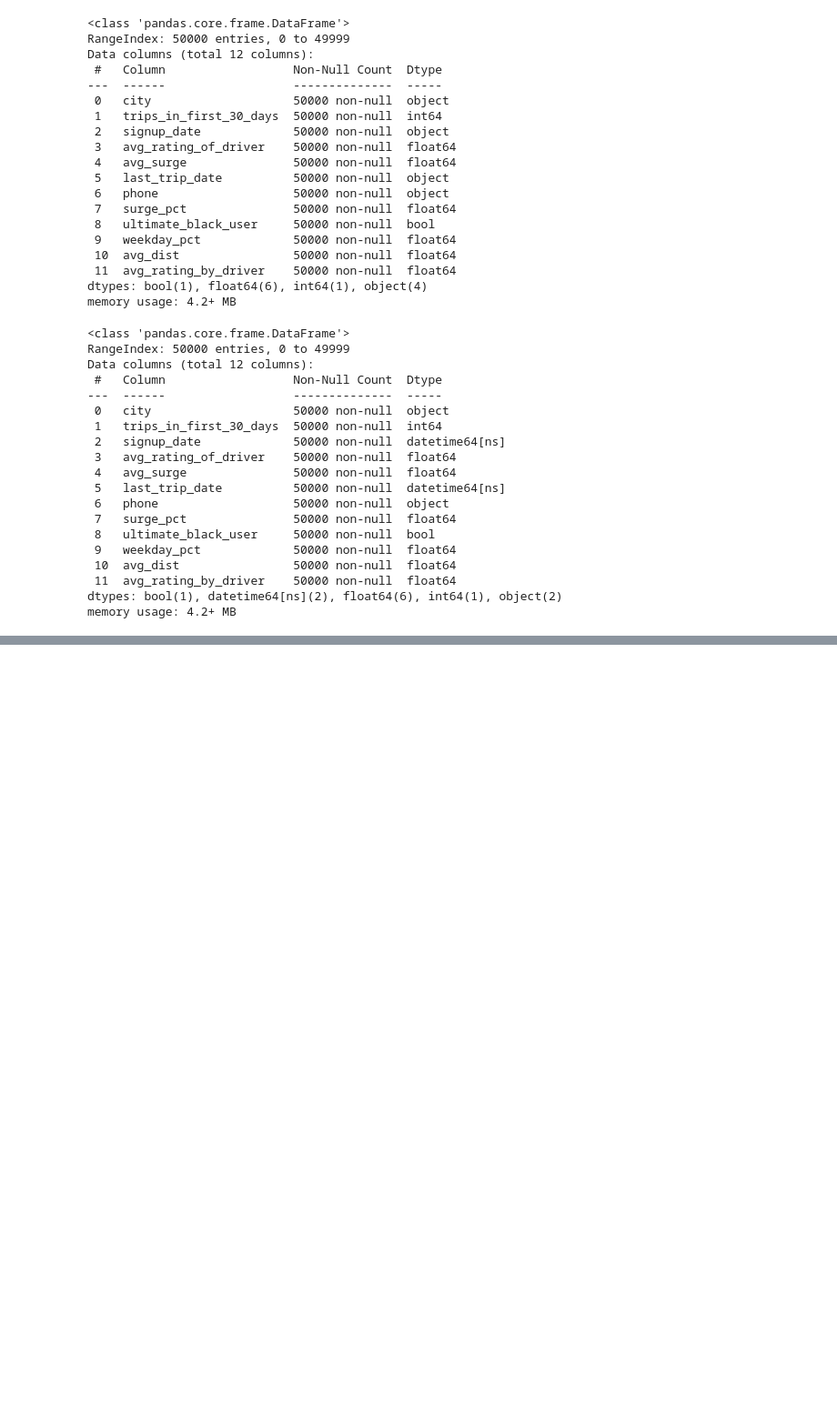
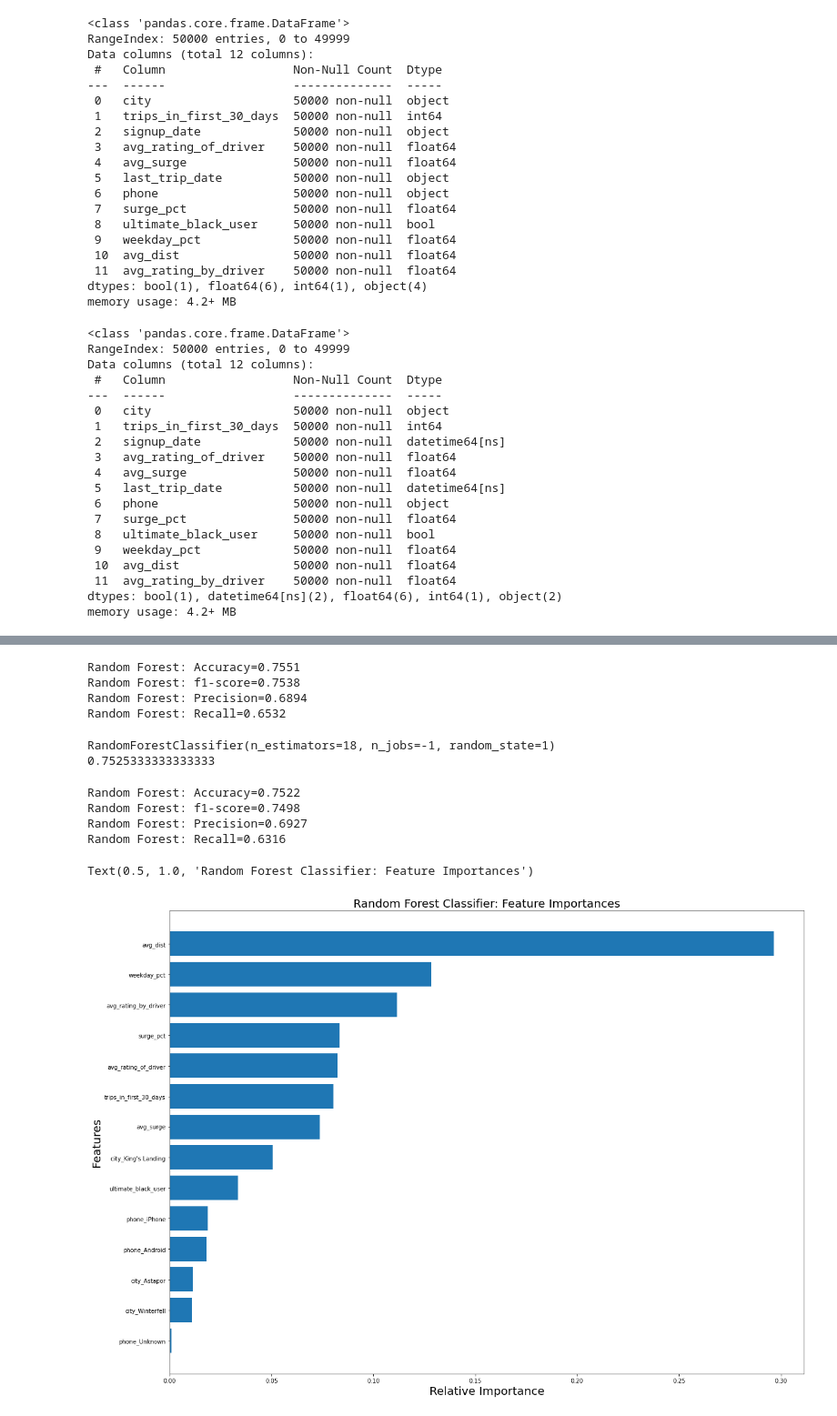
Before and after one commit to Zaxela/Springboard, a Jupyter notebook: 26.2/ultimate_challenge.ipynb, the cells around one changed output, grey strips where cells are left out. Shown at 91% size. Saved outputs shown, nothing was run; the diff lists cells and outputs as text; code cells hidden in the pictures; blank space fills up the shorter version.

```diff
--- a/26.2/ultimate_challenge.ipynb
+++ b/26.2/ultimate_challenge.ipynb
@@ -210,0 +313,4 @@ memory usage: 4.2+ MB
+# %%
+#Perform one-hot encoding
+udf2 = pd.get_dummies(udf2)
+udf2.head()
@@ -210,0 +324,8 @@ memory usage: 4.2+ MB
+# %%
+#Train/test split the data
+from sklearn.model_selection import train_test_split
+
+X = udf2.drop('active', axis=1)
+y = udf2.active
+
+X_train, X_test, y_train, y_test = train_test_split(X, y, test_size=0.25, random_state=1)
@@ -210,0 +335,59 @@ memory usage: 4.2+ MB
+# %%
+#Random Forest Classifier
+from sklearn.ensemble import RandomForestClassifier
+
+rf = RandomForestClassifier(random_state=1, n_jobs=-1)
+rf.fit(X_train, y_train)
+y_pred = rf.predict(X_test)
+
+print('Random Forest: Accuracy=%.4f' % (accuracy_score(y_test, y_pred)))
+print('Random Forest: f1-score=%.4f' % (f1_score(y_test, y_pred, average='weighted')))
+print('Random Forest: Precision=%.4f' % (precision_score(y_test, y_pred)))
+print('Random Forest: Recall=%.4f' % (recall_score(y_test, y_pred)))
+# %% [output]
+Random Forest: Accuracy=0.7551
+Random Forest: f1-score=0.7538
+Random Forest: Precision=0.6894
+Random Forest: Recall=0.6532
+# %%
+#Hyperparameter Tuning
+
+from sklearn.model_selection import cross_validate, GridSearchCV, cross_val_score
+
+rf = RandomForestClassifier(random_state=1, n_jobs=-1)
+param_grid = {'n_estimators':np.arange(1,20)}
+rf_cv = GridSearchCV(rf, param_grid, cv=5)
+rf_cv = rf_cv.fit(X_train, y_train)
+print(rf_cv.best_estimator_)
+print(rf_cv.best_score_)
+# %% [output]
+RandomForestClassifier(n_estimators=18, n_jobs=-1, random_state=1)
+0.7525333333333333
+# %%
+#Model fitting with hyperparameter tuning
+rf = RandomForestClassifier(n_estimators=18, random_state=1, n_jobs=-1)
+rf.fit(X_train, y_train)
+y_pred = rf.predict(X_test)
+
+print('Random Forest: Accuracy=%.4f' % (accuracy_score(y_test, y_pred)))
+print('Random Forest: f1-score=%.4f' % (f1_score(y_test, y_pred, average='weighted')))
+print('Random Forest: Precision=%.4f' % (precision_score(y_test, y_pred)))
+print('Random Forest: Recall=%.4f' % (recall_score(y_test, y_pred)))
+# %% [output]
+Random Forest: Accuracy=0.7522
+Random Forest: f1-score=0.7498
+Random Forest: Precision=0.6927
+Random Forest: Recall=0.6316
+# %%
+#Feature Importance
+feature_rank = pd.DataFrame(list(zip(X, rf.feature_importances_)), columns=['feature', 'score'])
+feature_rank = feature_rank.sort_values(by='score')
+
+plt.figure(figsize=(20, 15))
+plt.barh(feature_rank.feature, feature_rank.score)
+plt.xlabel('Relative Importance', fontsize=20)
+plt.ylabel('Features', fontsize=20)
+plt.title('Random Forest Classifier: Feature Importances', fontsize=20)
+# %% [output]
+Text(0.5, 1.0, 'Random Forest Classifier: Feature Importances')
+[figure, added]
```
Also changed, not shown: parts of 19 cells of this notebook.
